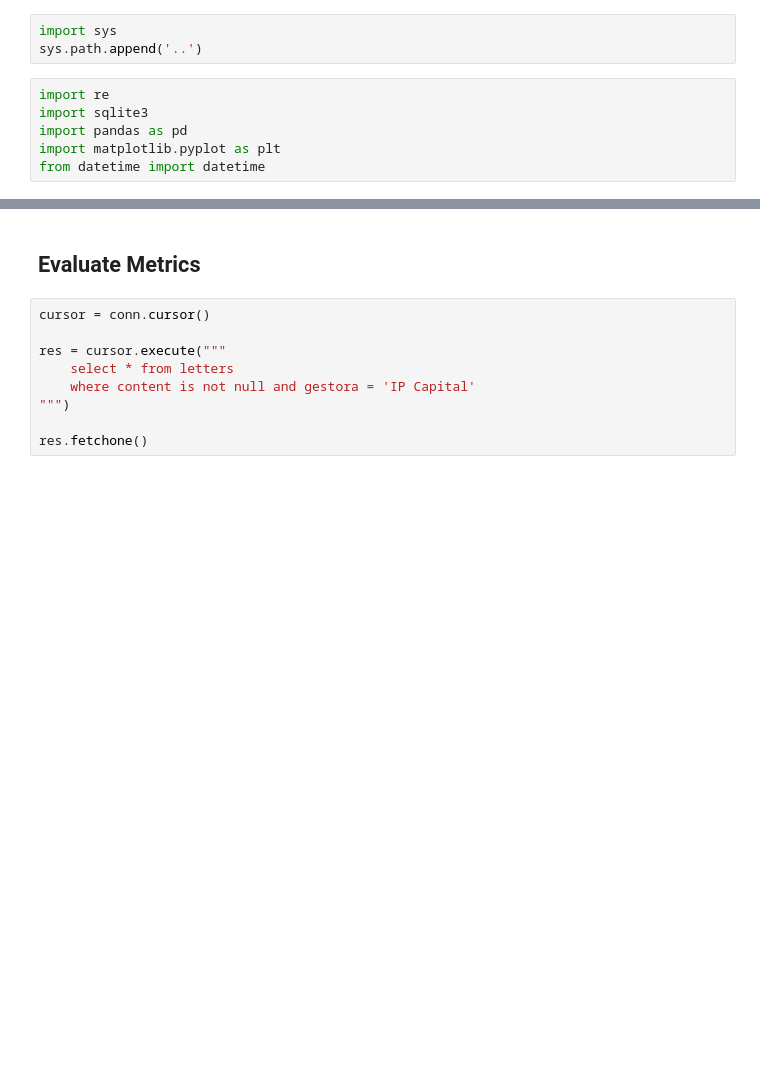
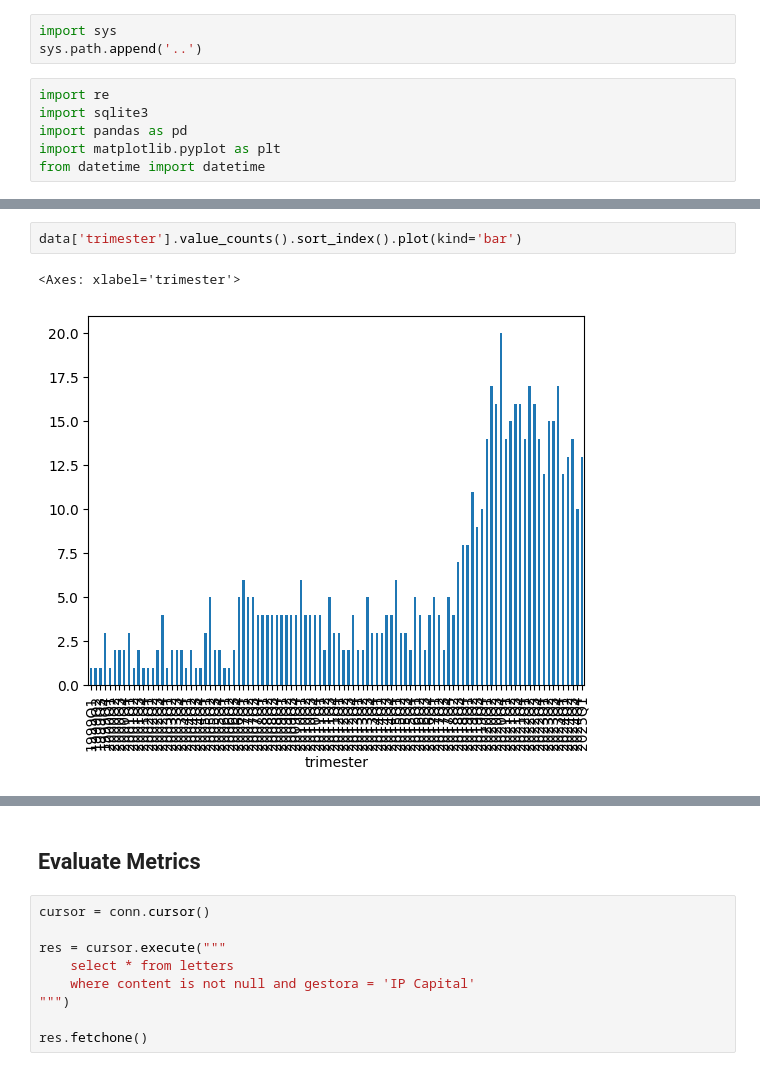
Before and after one commit to ianaraujo/bert-finance-sentiment, a Jupyter notebook: notebooks/sentiment_analysis.ipynb, the cells around one changed output, grey strips where cells are left out. Cells and saved outputs as stored; diff of their text form; blank space fills up the shorter version.

```diff
--- a/notebooks/sentiment_analysis.ipynb
+++ b/notebooks/sentiment_analysis.ipynb
@@ -34,2 +46,7 @@ grouped_data = grouped_data.sort_index()
+# %%
+data['trimester'].value_counts().sort_index().plot(kind='bar')
+# %% [output]
+<Axes: xlabel='trimester'>
+[figure, added]
 # %%
 plt.figure(figsize=(10, 5))
```
Also changed, not shown: parts of 4 cells of this notebook.
